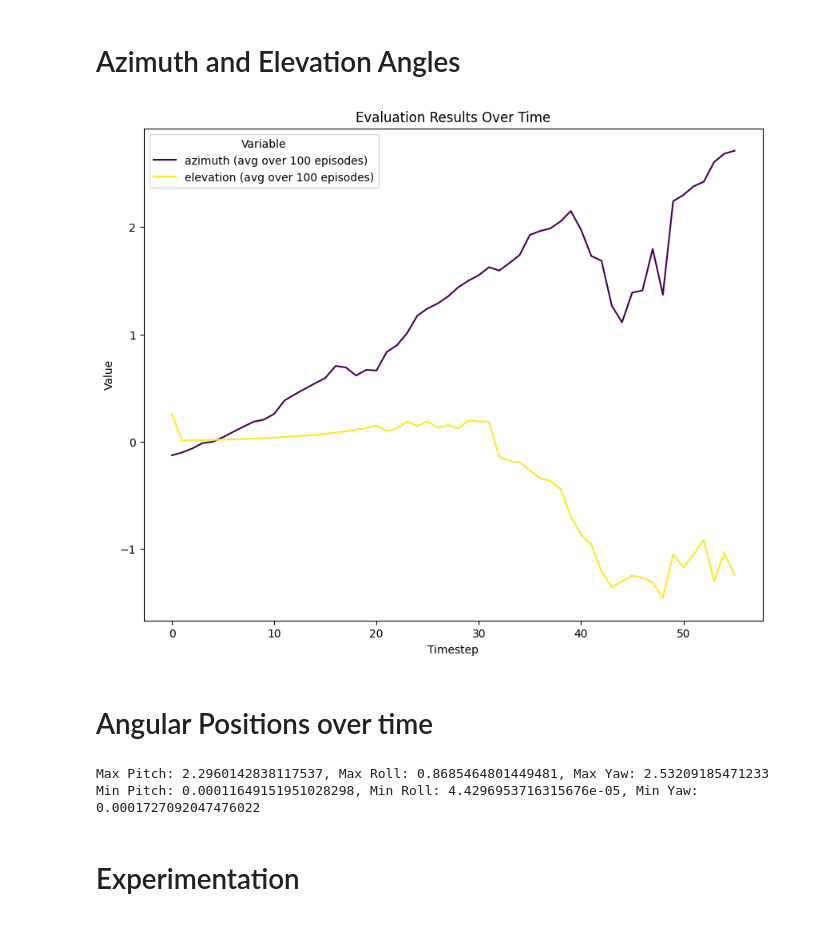
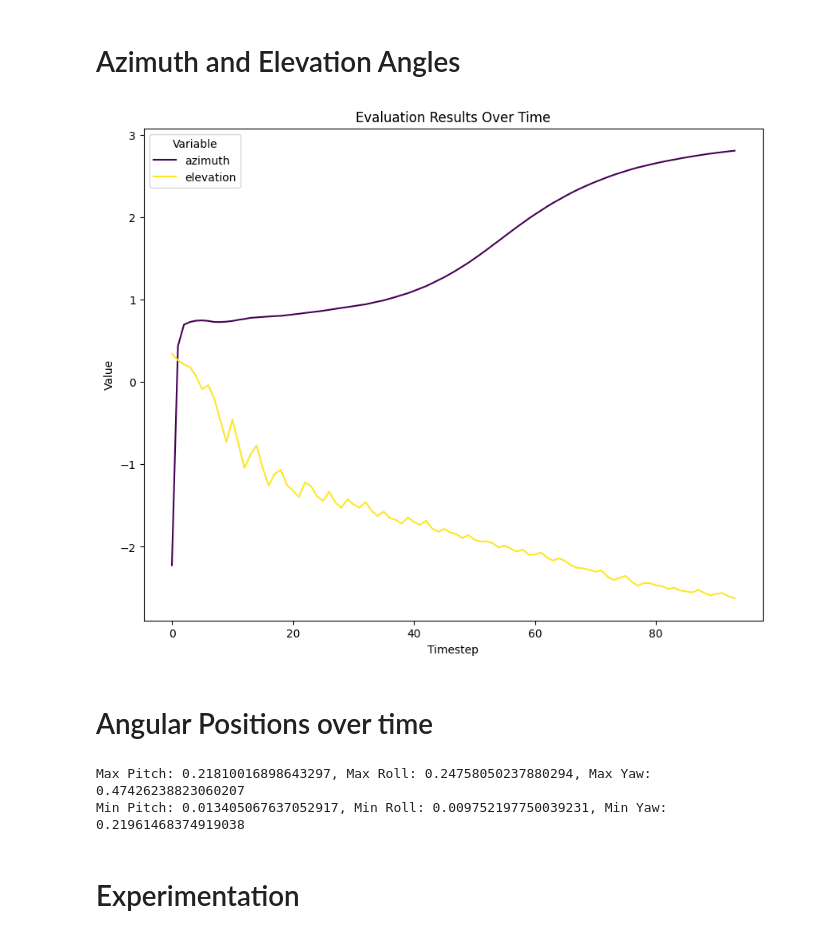
Before and after one commit to felix-basiliskroko/pyflyt_experience, a Jupyter notebook: Evaluation/vis_trajectory.ipynb, the cells around one changed output. Saved outputs shown, nothing was run; the diff lists cells and outputs as text; code cells hidden in the pictures.

Commit message:
nudge control option
introduce option to control the UAV by small nudges to current control states.

```diff
--- a/Evaluation/vis_trajectory.ipynb
+++ b/Evaluation/vis_trajectory.ipynb
@@ -7,11 +7,11 @@ from stable_baselines3 import PPO
 from vis_model import aggregate_eval, plot_eval, plot_multiple_eval, plotly_vector_field, visualize_plotly_model
 import plotly.express as px
 # %%
-model_path = "../checkpoints/StaticWaypointEnv/SingleWaypointNavigation/FixVel+AzimuthAlignPow2/best_model"
+model_path = "../checkpoints/StaticWaypointEnv/SingleWaypointNavigation/NudgeControl/best_model"
 env_id = "SingleWaypointQuadXEnv-v0"
 
 render = False
-num_eval_eps = 10
+num_eval_eps = 1
 env = gym.make(env_id, render_mode="human" if render else None)
 _ = env.reset()
 model = PPO.load(model_path, deterministic=True)
@@ -50,12 +51,12 @@ plot_eval(smoothness_result, average=True)
 # %%
 angles_result = {
     "azimuth": result["azimuth_angle"],
     "elevation": result["elevation_angle"]
 }
 
-plot_multiple_eval(angles_result, average=True)
+plot_multiple_eval(angles_result, average=False)
 # %% [output]
-[figure, old version]
+[figure, new version]
 # %% [markdown]
 # Angular Positions over time
 # %%
@@ -83,8 +84,8 @@ for ep in result["angular_position"]:
 print(f"Max Pitch: {abs_max_pitch}, Max Roll: {abs_max_roll}, Max Yaw: {abs_max_yaw}")
 print(f"Min Pitch: {abs_min_pitch}, Min Roll: {abs_min_roll}, Min Yaw: {abs_min_yaw}")
 # %% [output]
-Max Pitch: 2.2960142838117537, Max Roll: 0.8685464801449481, Max Yaw: 2.53209185471233
-Min Pitch: 0.00011649151951028298, Min Roll: 4.4296953716315676e-05, Min Yaw: 0.0001727092047476022
+Max Pitch: 0.21810016898643297, Max Roll: 0.24758050237880294, Max Yaw: 0.47426238823060207
+Min Pitch: 0.013405067637052917, Min Roll: 0.009752197750039231, Min Yaw: 0.21961468374919038
 # %% [markdown]
 # Experimentation
 # %%
```
Also changed, not shown: parts of 3 cells of this notebook, 10 other files.
